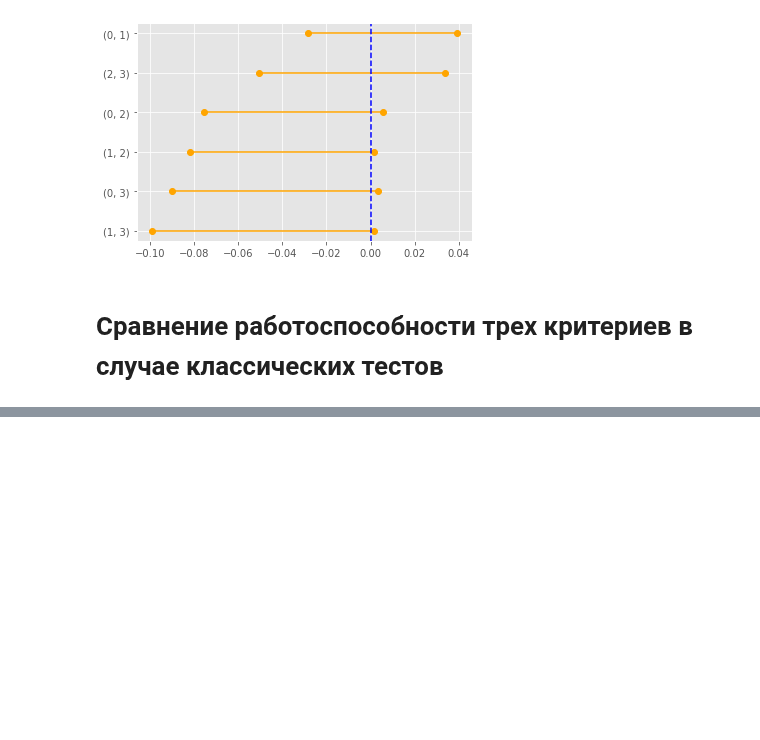
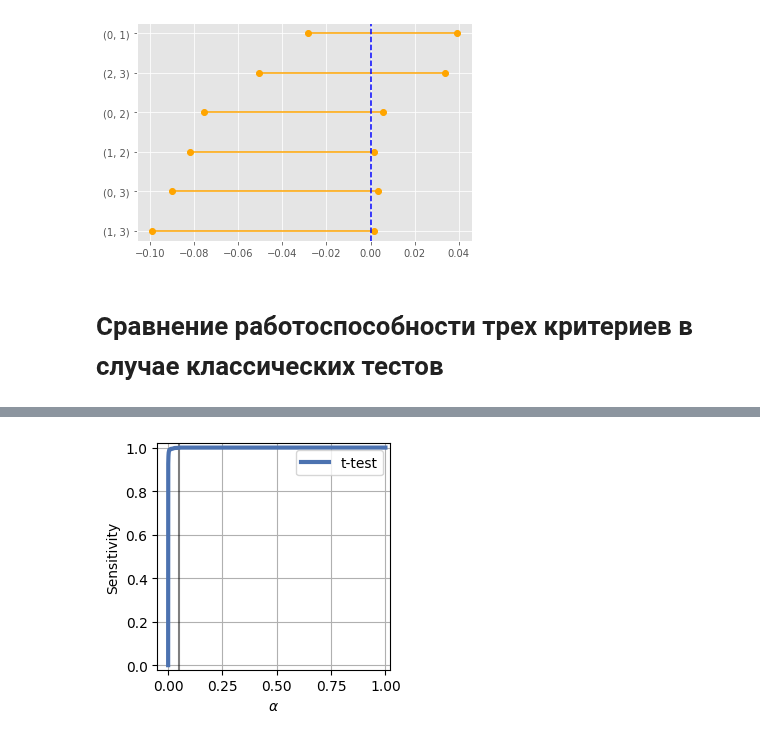
Before and after one commit to iakubovskii7/AB, a Jupyter notebook: AB_classic_theory_implementing.ipynb, the cells around one changed output, grey strips where cells are left out. Cells and saved outputs as stored; diff of their text form; code cells hidden in the pictures; blank space fills up the shorter version.

```diff
--- a/AB_classic_theory_implementing.ipynb
+++ b/AB_classic_theory_implementing.ipynb
@@ -789,0 +680,13 @@ ab.bootstrap_multiple_test()
+# %%
+# Палитра цветов
+fig, ax = plt.subplots(figsize=(3, 3), dpi = 100)
+gr = ax.grid(True)
+xlim = ax.set_xlim(-0.05,1.02)
+ylim = ax.set_ylim(-0.02,1.02)
+ax.axvline(0.05, color='k', alpha=0.5)
+cdf = plot_cdf(np.array(mannwhitney_p_values),'t-test', ax)
+ax.set_xlabel(r'$\alpha$')
+ax.set_ylabel('Sensitivity')
+legend = ax.legend()
+# %% [output]
+[figure, added]
```
Also changed, not shown: parts of 10 cells of this notebook, 2 other files.
